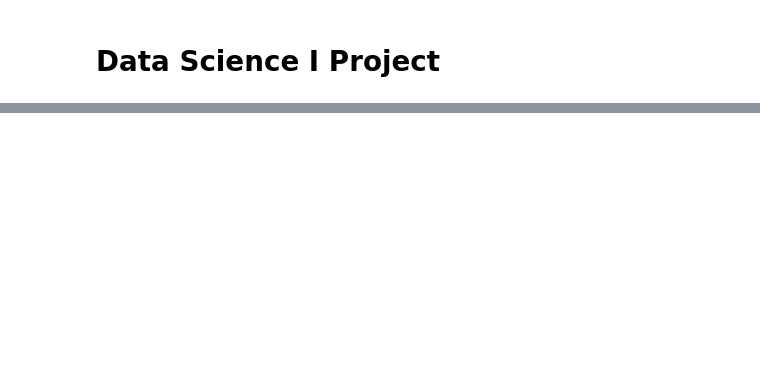
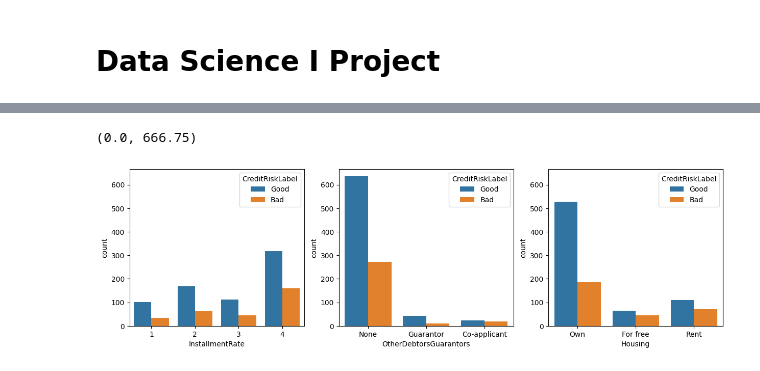
Before and after one commit to LucasVon0645/DSI-Project---Credit-Risk-Prediction, a Jupyter notebook: project.ipynb, the cells around one changed output, grey strips where cells are left out. Cells and saved outputs as stored; diff of their text form; code cells hidden in the pictures; blank space fills up the shorter version.

```diff
--- a/project.ipynb
+++ b/project.ipynb
@@ -92,0 +302,16 @@ dataset_df
+# %%
+fig, axes = plt.subplots(1, 3, figsize=(15,4))
+
+sns.countplot(ax = axes[0], x="InstallmentRate", hue="CreditRiskLabel", data=dataset_df)
+sns.countplot(ax = axes[1], x="OtherDebtorsGuarantors", hue="CreditRiskLabel", data=dataset_df)
+sns.countplot(ax = axes[2], x="Housing", hue="CreditRiskLabel", data=dataset_df)
+
+max_y = max(axes[0].get_ylim()[1], axes[1].get_ylim()[1], axes[2].get_ylim()[1])
+
+# Set the same y-axis limit for both plots
+axes[0].set_ylim(0, max_y)
+axes[1].set_ylim(0, max_y)
+axes[2].set_ylim(0, max_y)
+# %% [output]
+(0.0, 666.75)
+[figure, added]
```
Also changed, not shown: parts of 24 cells of this notebook, 1 other file.
